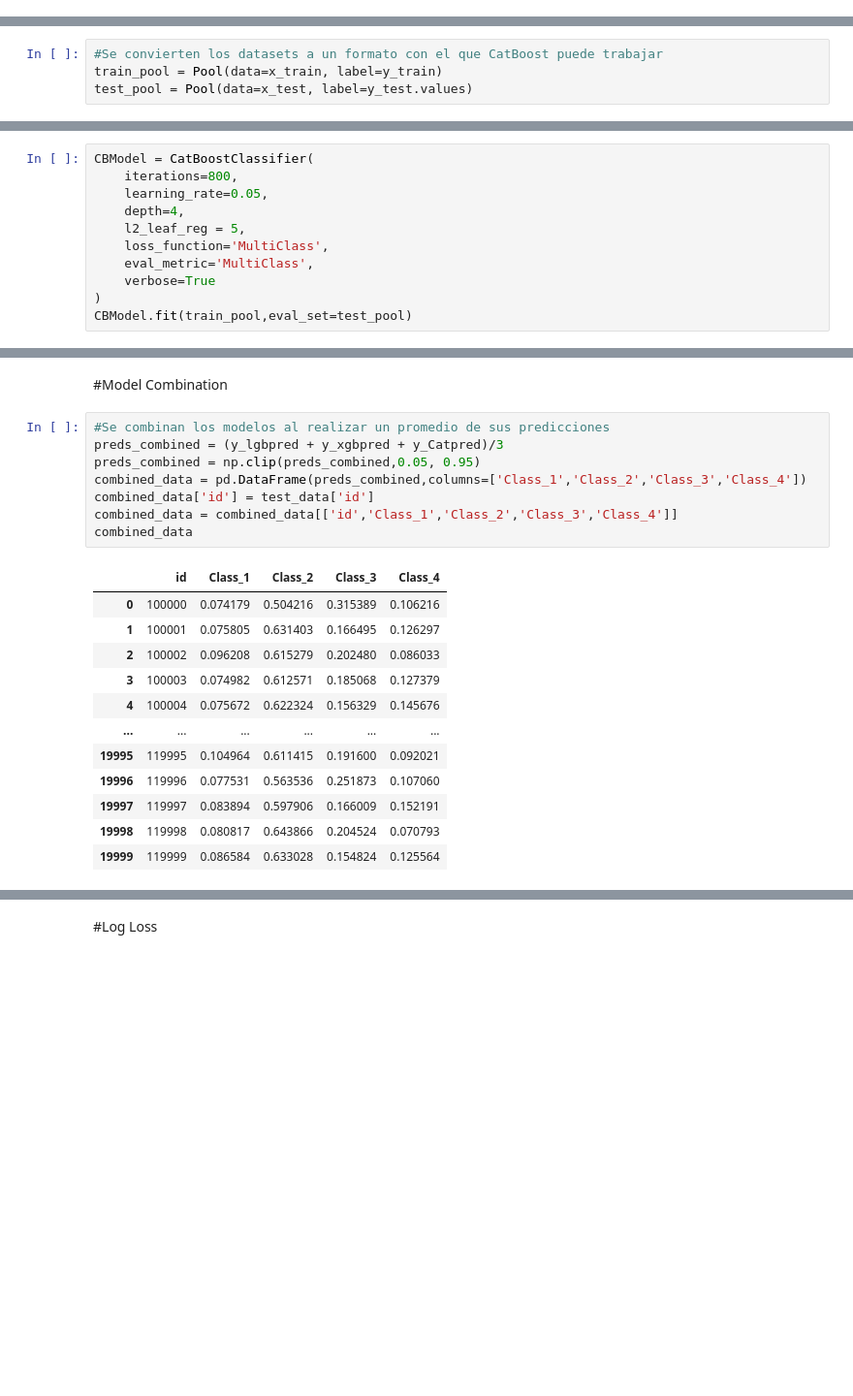
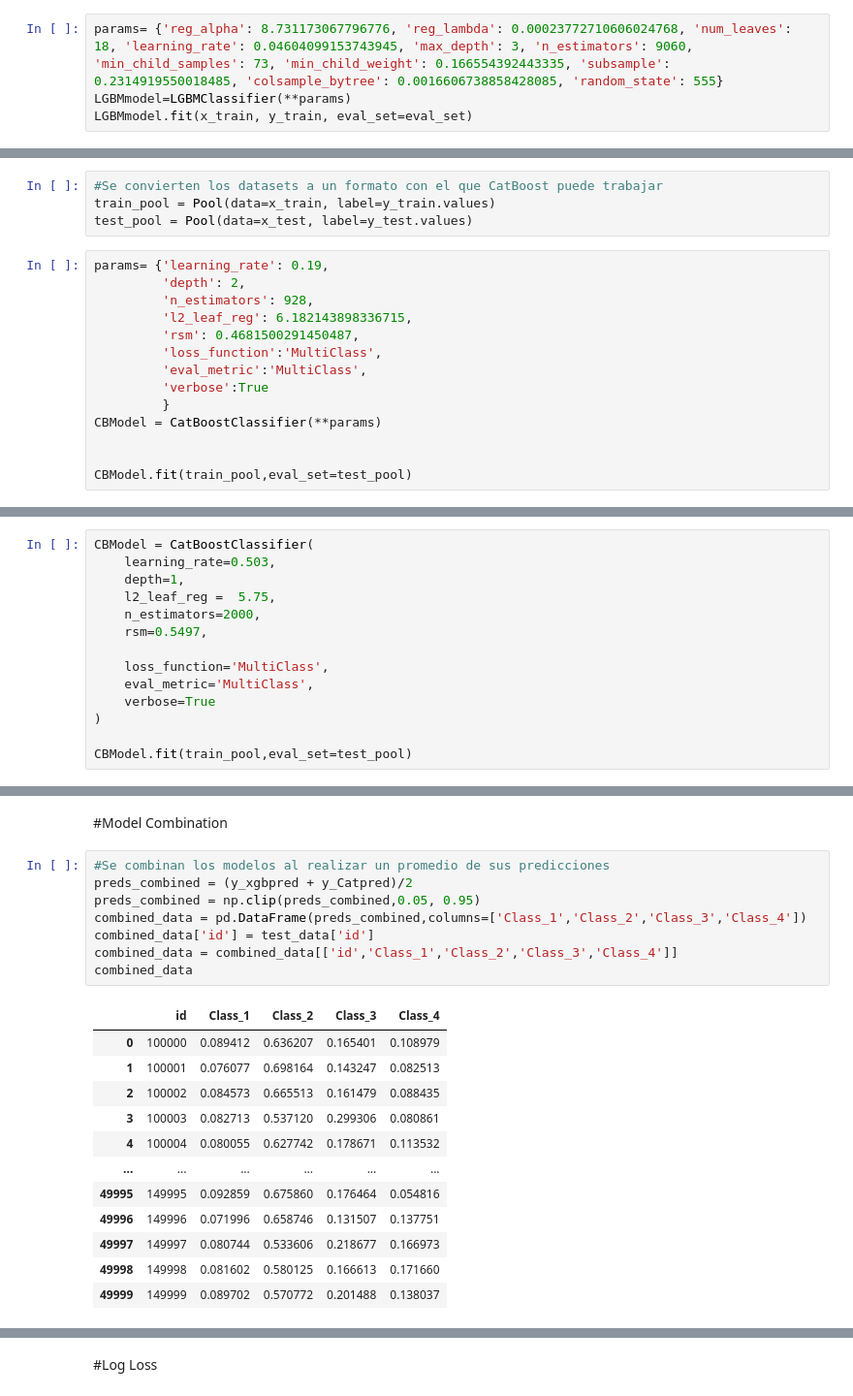
Before and after one commit to EduardoCalderon9/Kaggle, a Jupyter notebook: Tabular_Playground.ipynb, the cells around one changed output, grey strips where cells are left out. Shown at 97% size. Saved outputs shown, nothing was run; the diff lists cells and outputs as text; blank space fills up the shorter version.

```diff
--- a/Tabular_Playground.ipynb
+++ b/Tabular_Playground.ipynb
@@ -188,0 +357,4 @@ LGBModel=lgb.train(lgb_params, d_train,200)
+# %%
+params= {'reg_alpha': 8.731173067796776, 'reg_lambda': 0.00023772710606024768, 'num_leaves': 18, 'learning_rate': 0.04604099153743945, 'max_depth': 3, 'n_estimators': 9060, 'min_child_samples': 73, 'min_child_weight': 0.166554392443335, 'subsample': 0.2314919550018485, 'colsample_bytree': 0.0016606738858428085, 'random_state': 555}
+LGBMmodel=LGBMClassifier(**params)
+LGBMmodel.fit(x_train, y_train, eval_set=eval_set)
@@ -191,4 +435,18 @@ LGBModel=lgb.train(lgb_params, d_train,200)
 # %%
 #Se convierten los datasets a un formato con el que CatBoost puede trabajar
-train_pool = Pool(data=x_train, label=y_train)
+train_pool = Pool(data=x_train, label=y_train.values)
 test_pool = Pool(data=x_test, label=y_test.values)
+# %%
+params= {'learning_rate': 0.19,
+         'depth': 2,
+         'n_estimators': 928,
+         'l2_leaf_reg': 6.182143898336715,
+         'rsm': 0.4681500291450487,
+         'loss_function':'MultiClass',
+         'eval_metric':'MultiClass',
+         'verbose':True
+         }
+CBModel = CatBoostClassifier(**params)
+
+
+CBModel.fit(train_pool,eval_set=test_pool)
@@ -195,12 +472,15 @@ test_pool = Pool(data=x_test, label=y_test.values)
 # %%
 CBModel = CatBoostClassifier(
-    iterations=800,
-    learning_rate=0.05,
-    depth=4,
-    l2_leaf_reg = 5,
+    learning_rate=0.503,
+    depth=1,
+    l2_leaf_reg =  5.75,
+    n_estimators=2000,
+    rsm=0.5497,
+
     loss_function='MultiClass',
     eval_metric='MultiClass',
     verbose=True
 )
+
 CBModel.fit(train_pool,eval_set=test_pool)
 # %% [output]
@@ -252,22 +532,22 @@ y_Catpred = CBModel.predict_proba(test_data)
 #Model Combination
 # %%
 #Se combinan los modelos al realizar un promedio de sus predicciones
-preds_combined = (y_lgbpred + y_xgbpred + y_Catpred)/3
+preds_combined = (y_xgbpred + y_Catpred)/2
 preds_combined = np.clip(preds_combined,0.05, 0.95)
 combined_data = pd.DataFrame(preds_combined,columns=['Class_1','Class_2','Class_3','Class_4'])
 combined_data['id'] = test_data['id']
 combined_data = combined_data[['id','Class_1','Class_2','Class_3','Class_4']]
 combined_data
 # %% [output]
 |  | id | Class_1 | Class_2 | Class_3 | Class_4 |
-| 0 | 100000 | 0.074179 | 0.504216 | 0.315389 | 0.106216 |
-| 1 | 100001 | 0.075805 | 0.631403 | 0.166495 | 0.126297 |
-| 2 | 100002 | 0.096208 | 0.615279 | 0.202480 | 0.086033 |
-| 3 | 100003 | 0.074982 | 0.612571 | 0.185068 | 0.127379 |
-| 4 | 100004 | 0.075672 | 0.622324 | 0.156329 | 0.145676 |
+| 0 | 100000 | 0.089412 | 0.636207 | 0.165401 | 0.108979 |
+| 1 | 100001 | 0.076077 | 0.698164 | 0.143247 | 0.082513 |
+| 2 | 100002 | 0.084573 | 0.665513 | 0.161479 | 0.088435 |
+| 3 | 100003 | 0.082713 | 0.537120 | 0.299306 | 0.080861 |
+| 4 | 100004 | 0.080055 | 0.627742 | 0.178671 | 0.113532 |
 | ... | ... | ... | ... | ... | ... |
-| 19995 | 119995 | 0.104964 | 0.611415 | 0.191600 | 0.092021 |
-| 19996 | 119996 | 0.077531 | 0.563536 | 0.251873 | 0.107060 |
-| 19997 | 119997 | 0.083894 | 0.597906 | 0.166009 | 0.152191 |
-| 19998 | 119998 | 0.080817 | 0.643866 | 0.204524 | 0.070793 |
-| 19999 | 119999 | 0.086584 | 0.633028 | 0.154824 | 0.125564 |
+| 49995 | 149995 | 0.092859 | 0.675860 | 0.176464 | 0.054816 |
+| 49996 | 149996 | 0.071996 | 0.658746 | 0.131507 | 0.137751 |
+| 49997 | 149997 | 0.080744 | 0.533606 | 0.218677 | 0.166973 |
+| 49998 | 149998 | 0.081602 | 0.580125 | 0.166613 | 0.171660 |
+| 49999 | 149999 | 0.089702 | 0.570772 | 0.201488 | 0.138037 |
```
Also changed, not shown: parts of 27 cells of this notebook.
